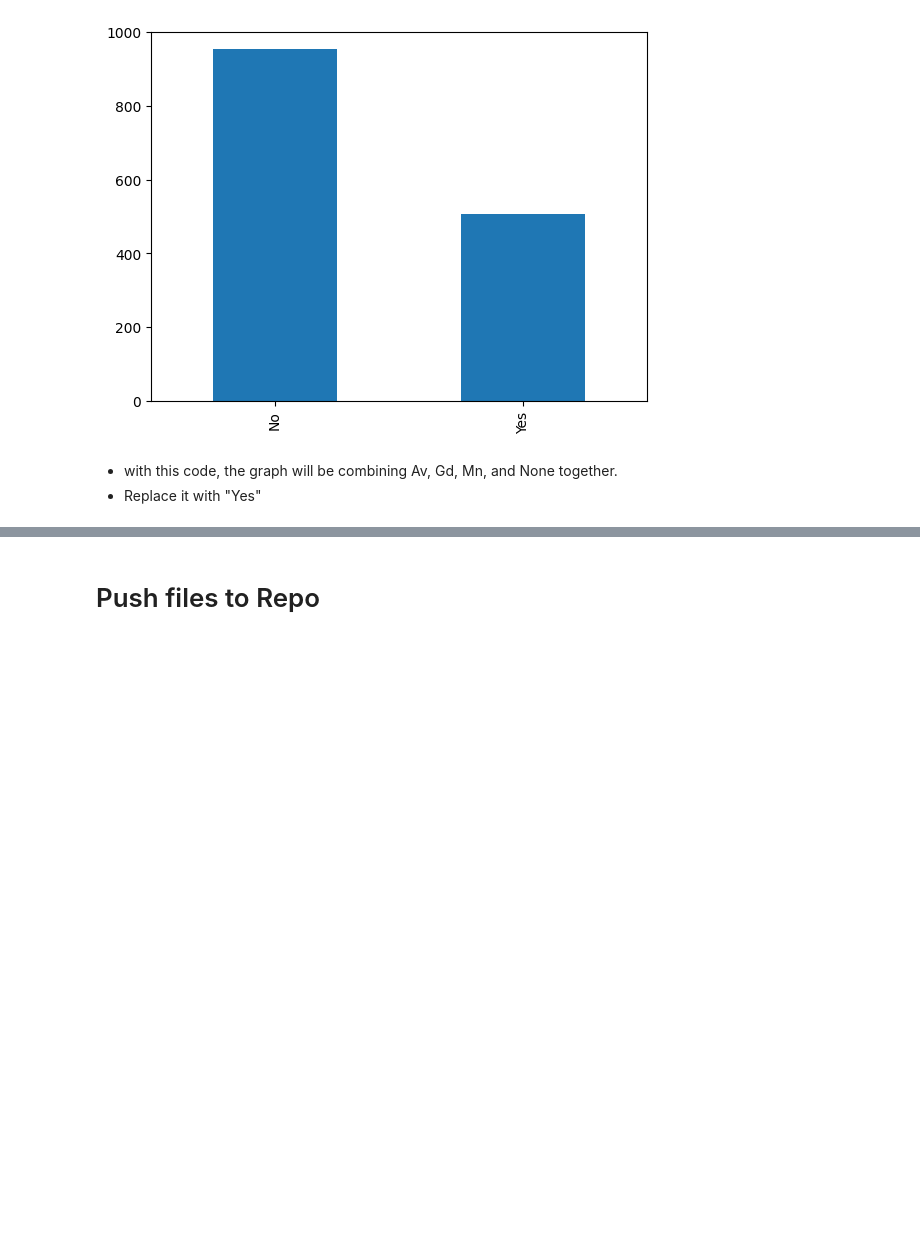
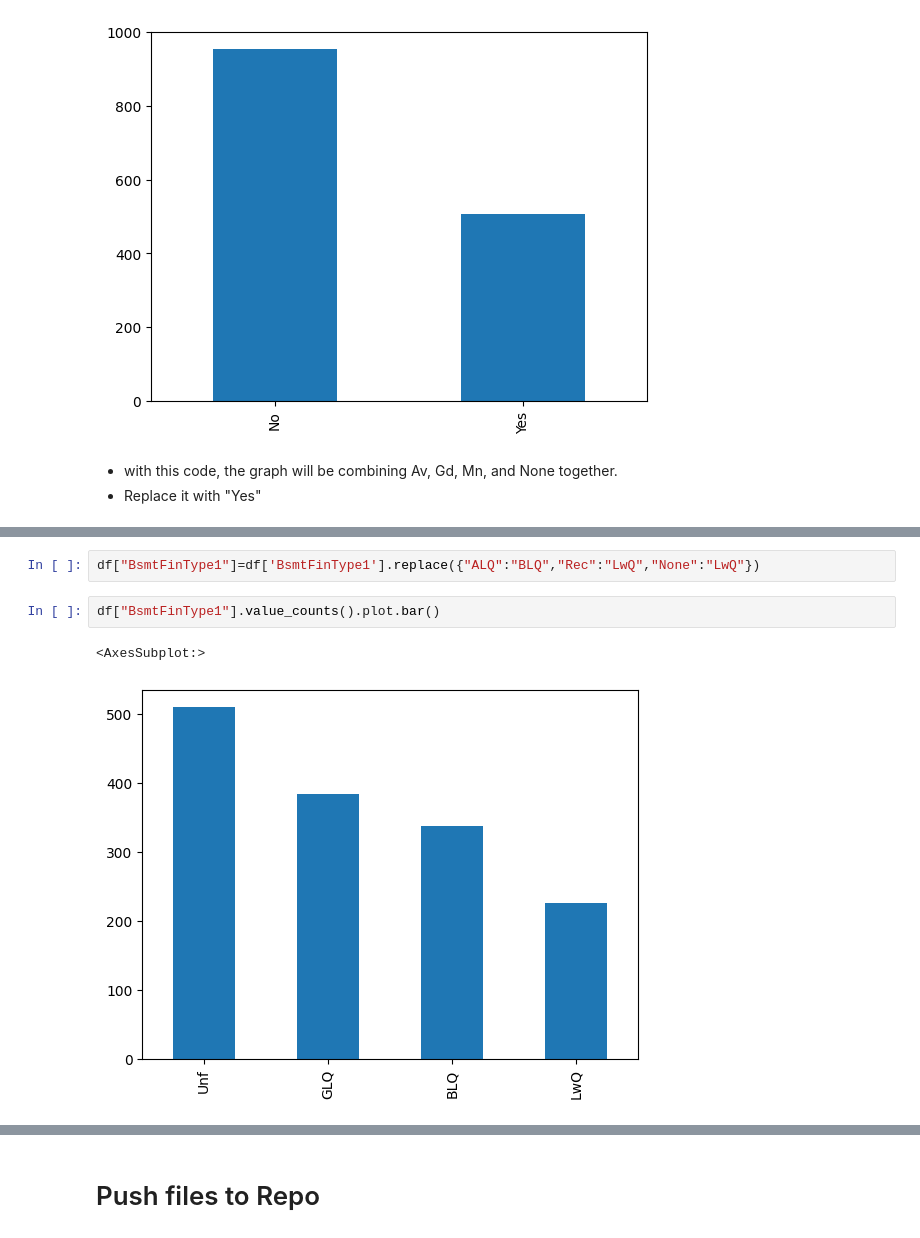
Before and after one commit to TimothyYW/Project_05, a Jupyter notebook: jupyter_notebooks/02 Data_Cleaning.ipynb, the cells around one changed output, grey strips where cells are left out. Drawn from its saved outputs; the diff is of its cells as text; blank space fills up the shorter version.

```diff
--- a/jupyter_notebooks/02 Data_Cleaning.ipynb
+++ b/jupyter_notebooks/02 Data_Cleaning.ipynb
@@ -165,0 +177,7 @@ df['BsmtExposure'].value_counts().plot.bar()
+# %%
+df["BsmtFinType1"]=df['BsmtFinType1'].replace({"ALQ":"BLQ","Rec":"LwQ","None":"LwQ"})
+# %%
+df["BsmtFinType1"].value_counts().plot.bar()
+# %% [output]
+<AxesSubplot:>
+[figure, added]
```
Also changed, not shown: parts of 9 cells of this notebook.
